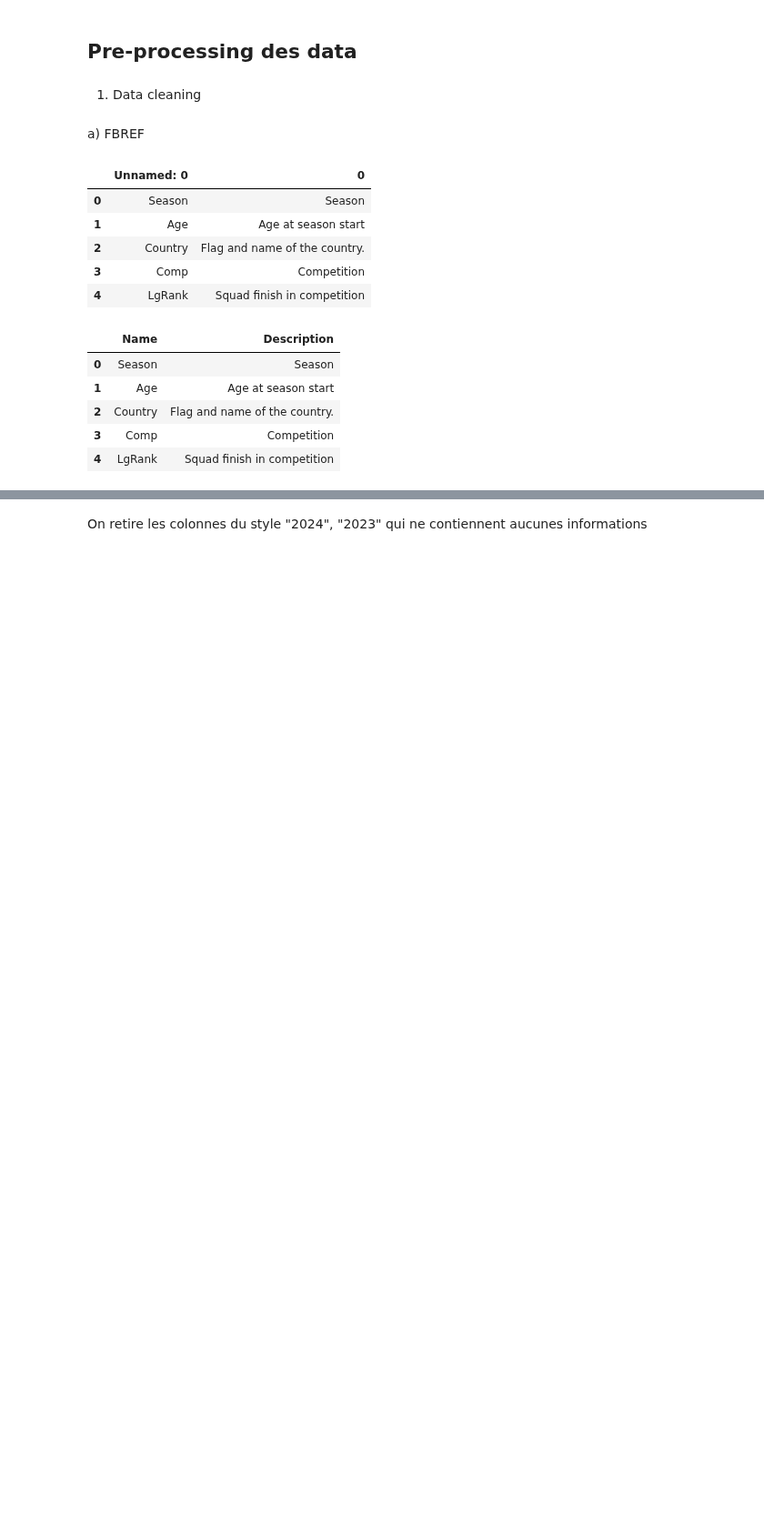
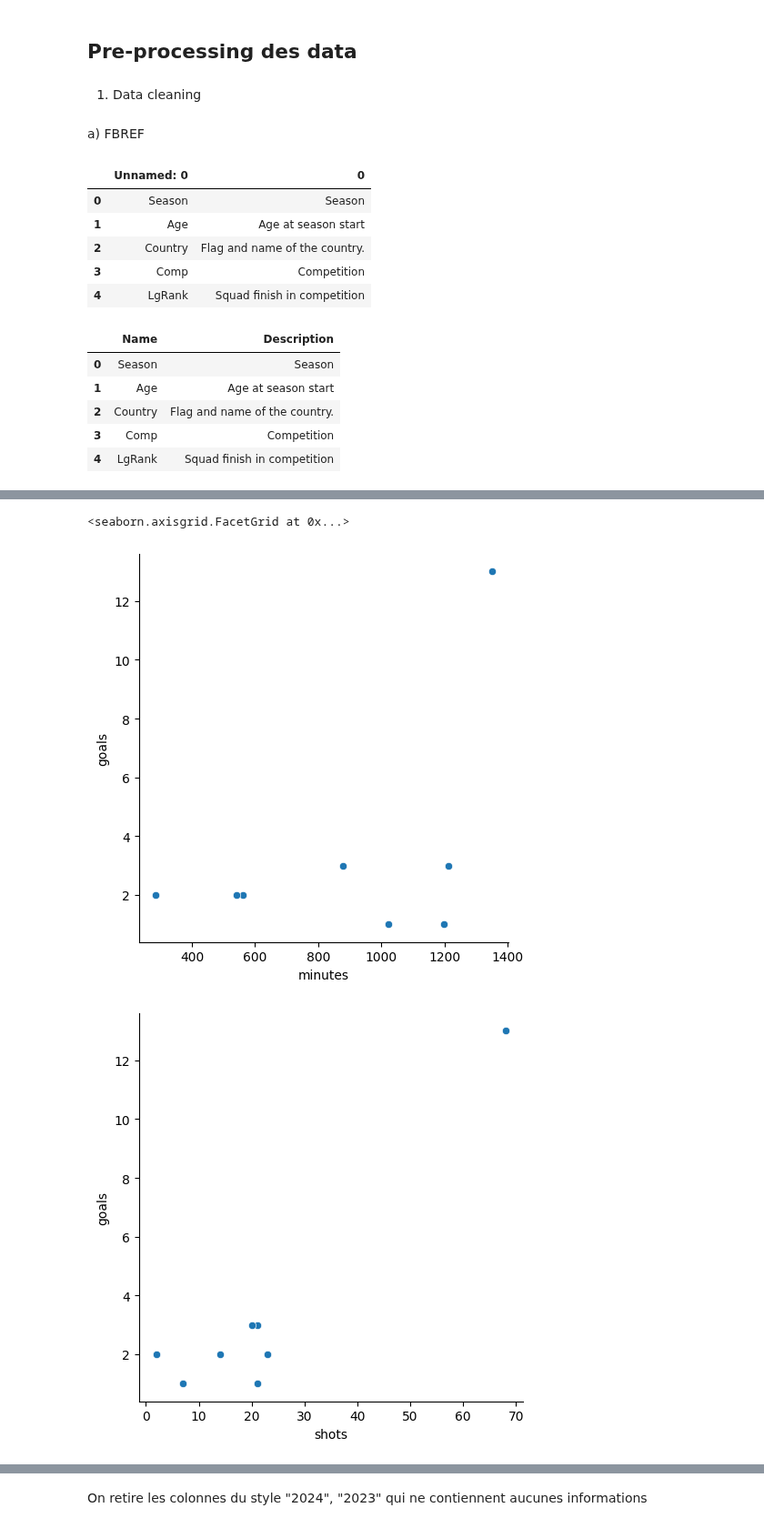
Before and after one commit to RiyadKT/Football-player-performance-prediction, a Jupyter notebook: data_preprocessing.ipynb, the cells around one changed output, grey strips where cells are left out. Shown at 91% size. Saved outputs shown, nothing was run; the diff lists cells and outputs as text; code cells hidden in the pictures; blank space fills up the shorter version.

```diff
--- a/data_preprocessing.ipynb
+++ b/data_preprocessing.ipynb
@@ -50,0 +202,21 @@ player_stats_fbref.head()
+# %%
+data_city = data[ data['team'] == 'Manchester City']
+sns.relplot(data = data_city[data_city['goals'] > 0 ], x='minutes', y='goals')
+sns.relplot(data = data_city[data_city['goals'] > 0 ], x='shots', y='goals')
+sns.relplot(data = data_city[data_city['goals'] > 0 ], x='xg', y='goals')
+pl_teams = ['Liverpool',
+       'Chelsea', 'Arsenal', 'Fulham', 'Bournemouth', 'Crystal Palace',
+       'Southampton', 'Manchester City', "Nott'ham Forest", 'Aston Villa',
+       'Brighton', 'Brentford', 'Tottenham', 'Newcastle Utd',
+       'Manchester Utd', 'West Ham', 'Everton', 'Leicester City',
+       'Wolves', 'Ipswich Town']
+data_pl = pd.concat([data[data['team'] == team] for team in pl_teams])
+top6_pl_teams = ['Liverpool',
+       'Chelsea', 'Arsenal','Manchester City','Manchester Utd','Tottenham']
+data_pl_top_6 = pd.concat([data_pl[data_pl['team'] == team] for team in top6_pl_teams])
+sns.relplot(data=data_pl[data_pl['goals']>0], x="shots", y="goals")
+sns.catplot(data=data_pl_top_6, x='team', y='goals', kind="box")
+# %% [output]
+<seaborn.axisgrid.FacetGrid at 0x...>
+[figure, added]
+[figure, added]
```
Also changed, not shown: parts of 22 cells of this notebook.
